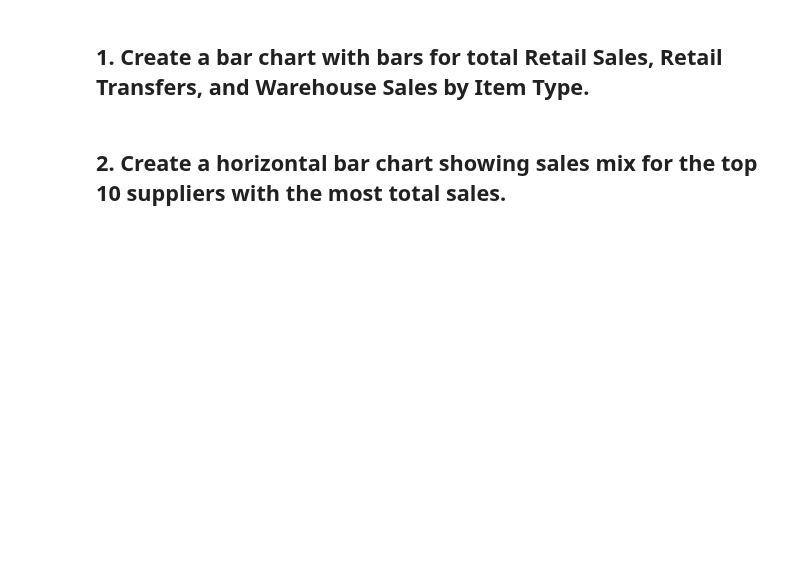
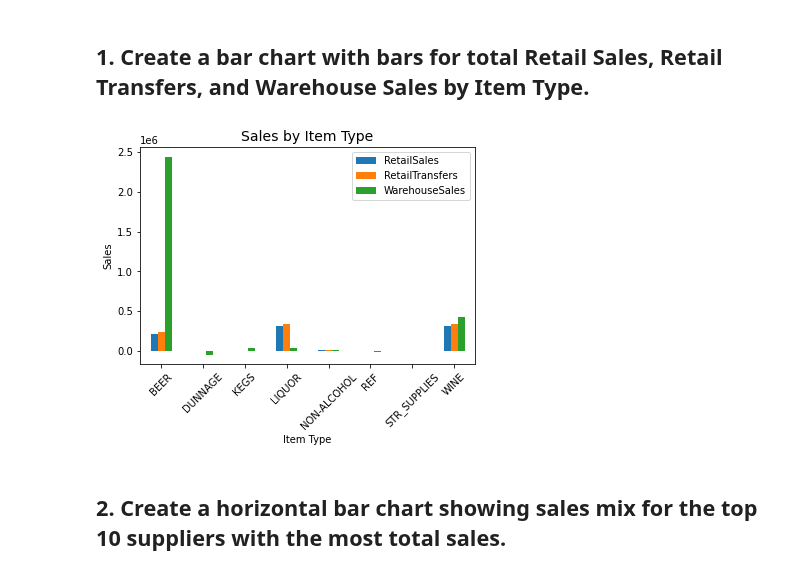
Before and after one commit to paoloironhack/data_analytics062020, a Jupyter notebook: labs/module_2/24_Plotting-Multiple-Data-Series/your-code/main.ipynb, the cells around one changed output. Saved outputs shown, nothing was run; the diff lists cells and outputs as text; code cells hidden in the pictures; blank space fills up the shorter version.

```diff
--- a/labs/module_2/24_Plotting-Multiple-Data-Series/your-code/main.ipynb
+++ b/labs/module_2/24_Plotting-Multiple-Data-Series/your-code/main.ipynb
@@ -8,3 +8,5 @@ import matplotlib.pyplot as plt
 import seaborn as sns
 # %%
 # Read the data
+liquor = pd.read_csv('../data/liquor_store_sales.csv')
+liquor.head(3)
@@ -11,4 +18,13 @@ import seaborn as sns
 # %% [markdown]
 ## 1. Create a bar chart with bars for total Retail Sales, Retail Transfers, and Warehouse Sales by Item Type.
+# %%
+by_item = liquor[['ItemType', 'RetailSales', 'RetailTransfers', 'WarehouseSales']]\
+.groupby(['ItemType']).agg('sum').plot.bar(rot = 45)
+plt.title("Sales by Item Type",fontsize=14)
+plt.xlabel('Item Type')
+plt.ylabel('Sales')
+plt.show()
+# %% [output]
+[figure, added]
 # %% [markdown]
 ## 2. Create a horizontal bar chart showing sales mix for the top 10 suppliers with the most total sales.
```
Also changed, not shown: parts of 7 cells of this notebook, 2 other files.
